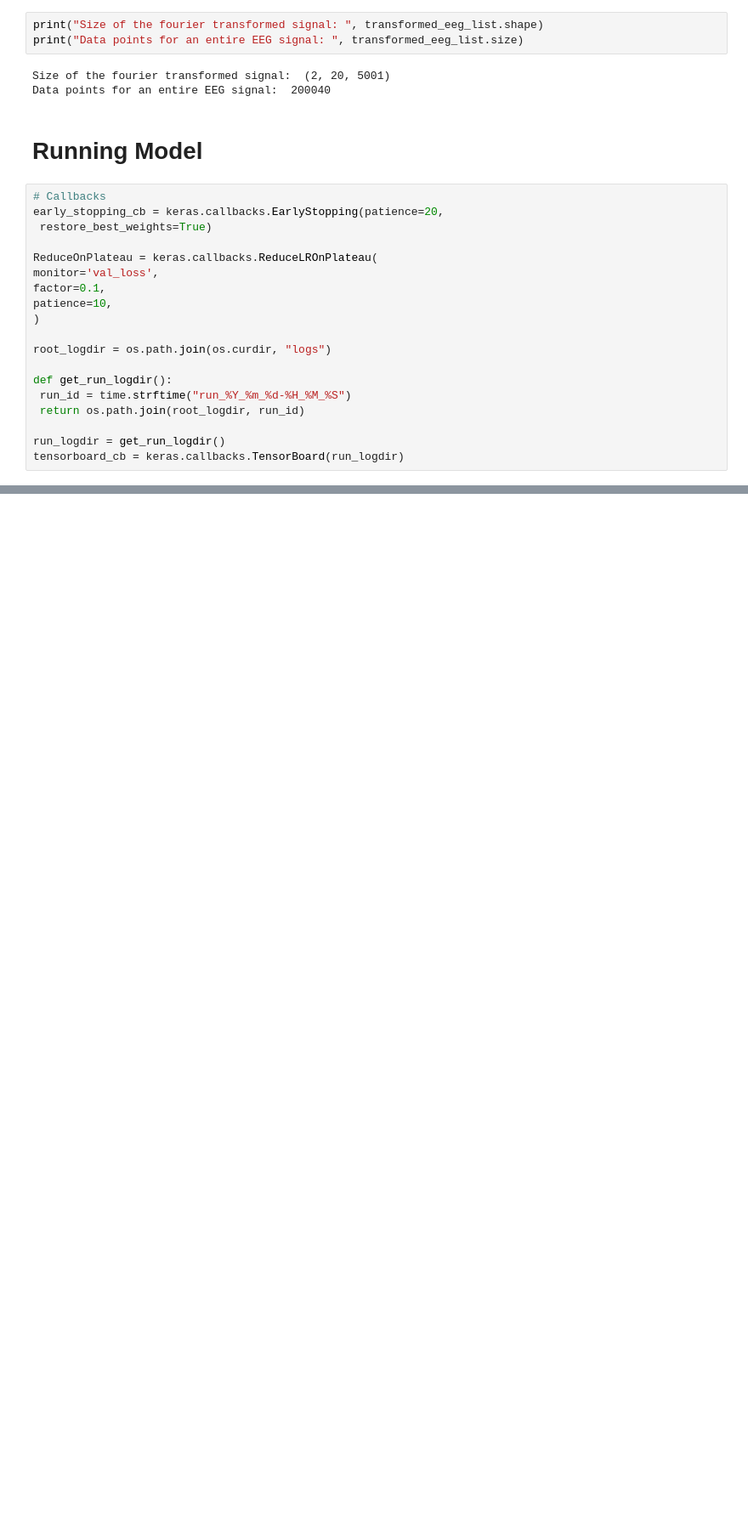
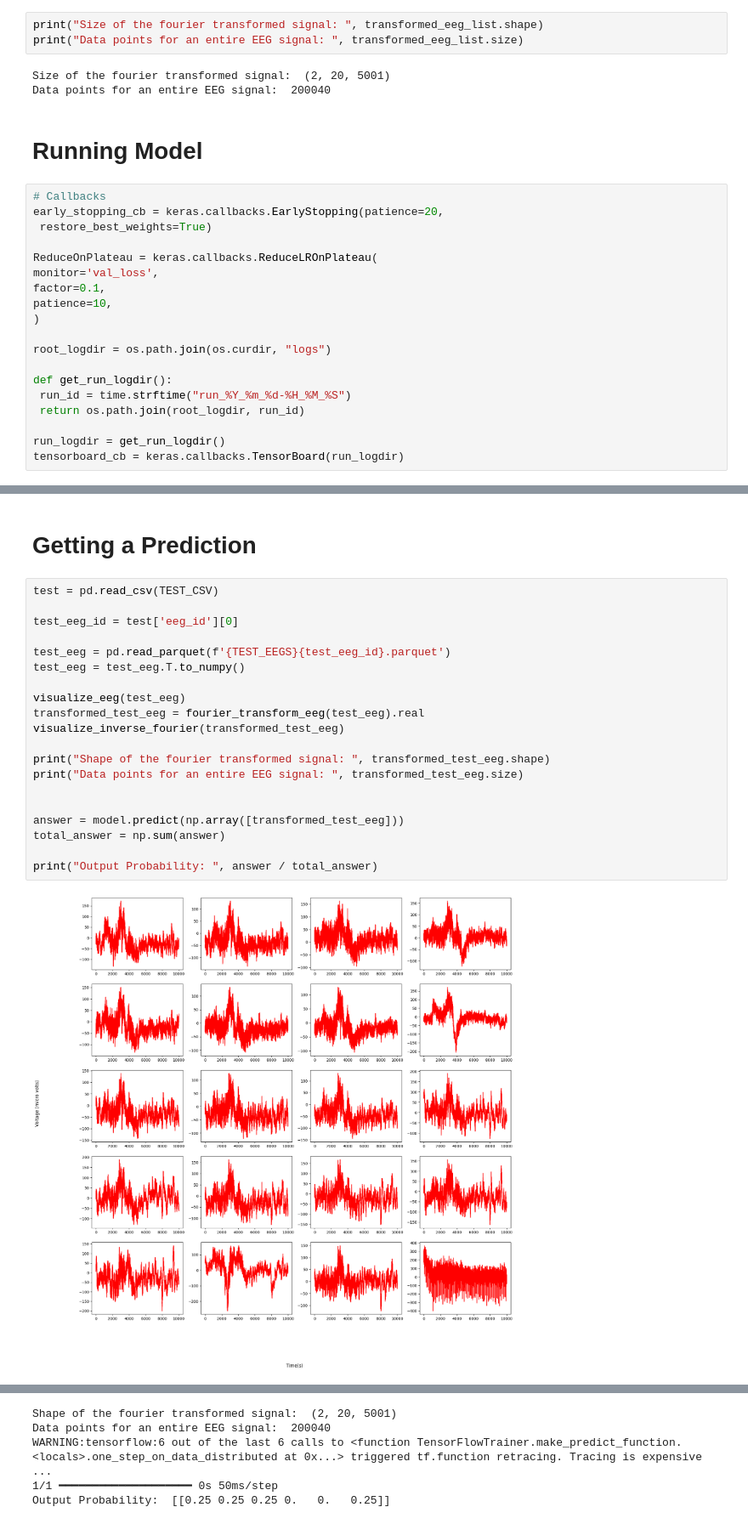
Before and after one commit to AnikaitLakhotia/harmful-brain-activity, a Jupyter notebook: sargun_implementation.ipynb, the cells around one changed output, grey strips where cells are left out. Shown at 85% size. Saved outputs shown, nothing was run; the diff lists cells and outputs as text; blank space fills up the shorter version.

Commit message:
getting a prediction

```diff
--- a/sargun_implementation.ipynb
+++ b/sargun_implementation.ipynb
@@ -257,0 +275,24 @@ plt.show()
+# %% [markdown]
+# Getting a Prediction
+# %%
+test = pd.read_csv(TEST_CSV)
+
+test_eeg_id = test['eeg_id'][0]
+
+test_eeg = pd.read_parquet(f'{TEST_EEGS}{test_eeg_id}.parquet')
+test_eeg = test_eeg.T.to_numpy()
+
+visualize_eeg(test_eeg)
+transformed_test_eeg = fourier_transform_eeg(test_eeg).real
+visualize_inverse_fourier(transformed_test_eeg)
+
+print("Shape of the fourier transformed signal: ", transformed_test_eeg.shape)
+print("Data points for an entire EEG signal: ", transformed_test_eeg.size)
+
+
+answer = model.predict(np.array([transformed_test_eeg]))
+total_answer = np.sum(answer)
+
+print("Output Probability: ", answer / total_answer)
+# %% [output]
+[figure, added]
@@ -257,0 +300,5 @@ plt.show()
+Shape of the fourier transformed signal:  (2, 20, 5001)
+Data points for an entire EEG signal:  200040
+WARNING:tensorflow:6 out of the last 6 calls to <function TensorFlowTrainer.make_predict_function.<locals>.one_step_on_data_distributed at 0x...> triggered tf.function retracing. Tracing is expensive  ...
+1/1 ━━━━━━━━━━━━━━━━━━━━ 0s 50ms/step
+Output Probability:  [[0.25 0.25 0.25 0.   0.   0.25]]
```
Also changed, not shown: parts of 9 cells of this notebook.
